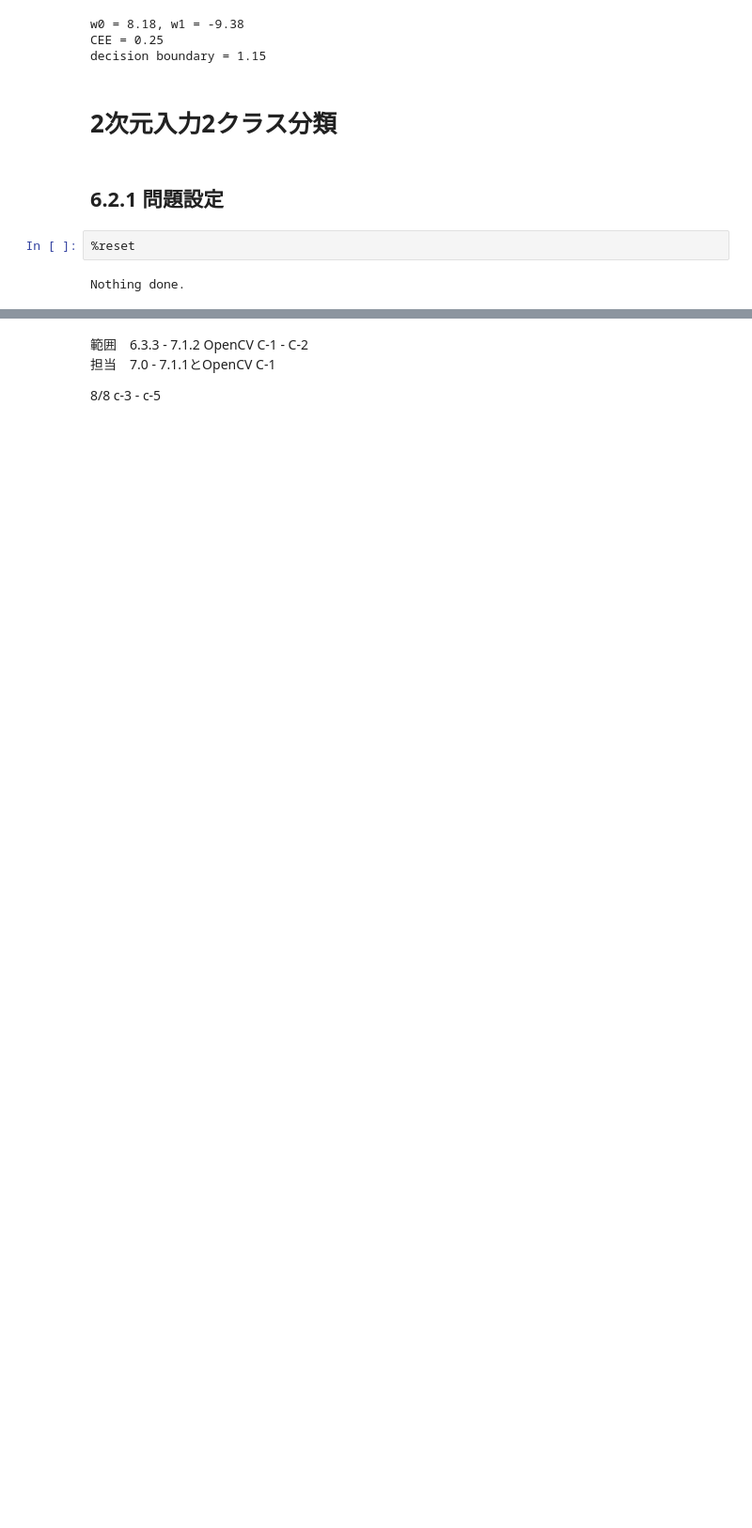
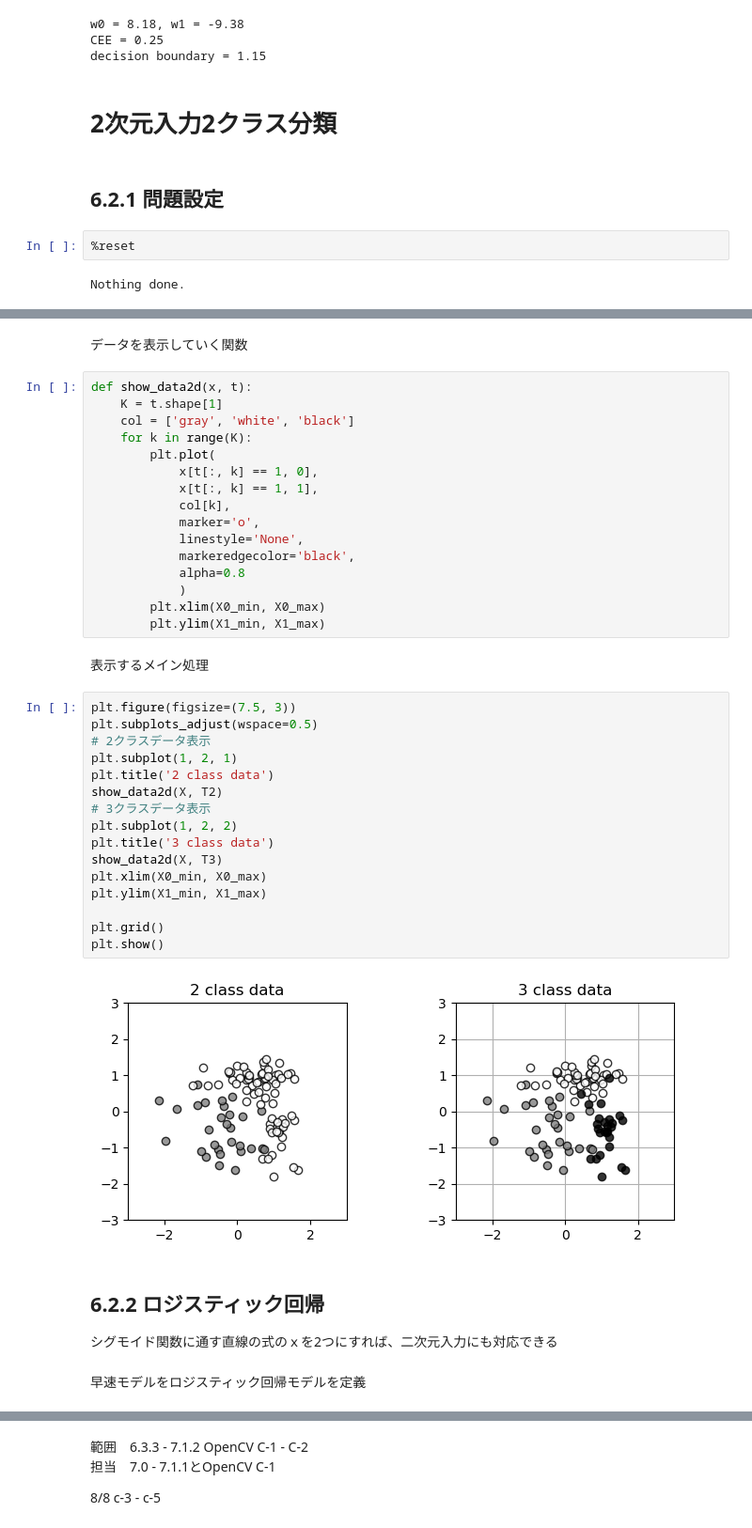
Before and after one commit to a2c6201/ml_labo, a Jupyter notebook: ml_text/section6.ipynb, the cells around one changed output, grey strips where cells are left out. Shown at 94% size. Cells and saved outputs as stored; diff of their text form; blank space fills up the shorter version.

```diff
--- a/ml_text/section6.ipynb
+++ b/ml_text/section6.ipynb
@@ -324,0 +381,43 @@ for
+# %% [markdown]
+データを表示していく関数
+# %%
+def show_data2d(x, t):
+    K = t.shape[1]
+    col = ['gray', 'white', 'black']
+    for k in range(K):
+        plt.plot(
+            x[t[:, k] == 1, 0],
+            x[t[:, k] == 1, 1],
+            col[k],
+            marker='o',
+            linestyle='None',
+            markeredgecolor='black',
+            alpha=0.8
+            )
+        plt.xlim(X0_min, X0_max)
+        plt.ylim(X1_min, X1_max)
+# %% [markdown]
+表示するメイン処理
+# %%
+plt.figure(figsize=(7.5, 3))
+plt.subplots_adjust(wspace=0.5)
+# 2クラスデータ表示
+plt.subplot(1, 2, 1)
+plt.title('2 class data')
+show_data2d(X, T2)
+# 3クラスデータ表示
+plt.subplot(1, 2, 2)
+plt.title('3 class data')
+show_data2d(X, T3)
+plt.xlim(X0_min, X0_max)
+plt.ylim(X1_min, X1_max)
+
+plt.grid()
+plt.show()
+# %% [output]
+[figure, added]
+# %% [markdown]
+## 6.2.2 ロジスティック回帰
+シグモイド関数に通す直線の式のｘを2つにすれば、二次元入力にも対応できる
+# %% [markdown]
+早速モデルをロジスティック回帰モデルを定義
```
Also changed, not shown: parts of 13 cells of this notebook, 1 other file.
